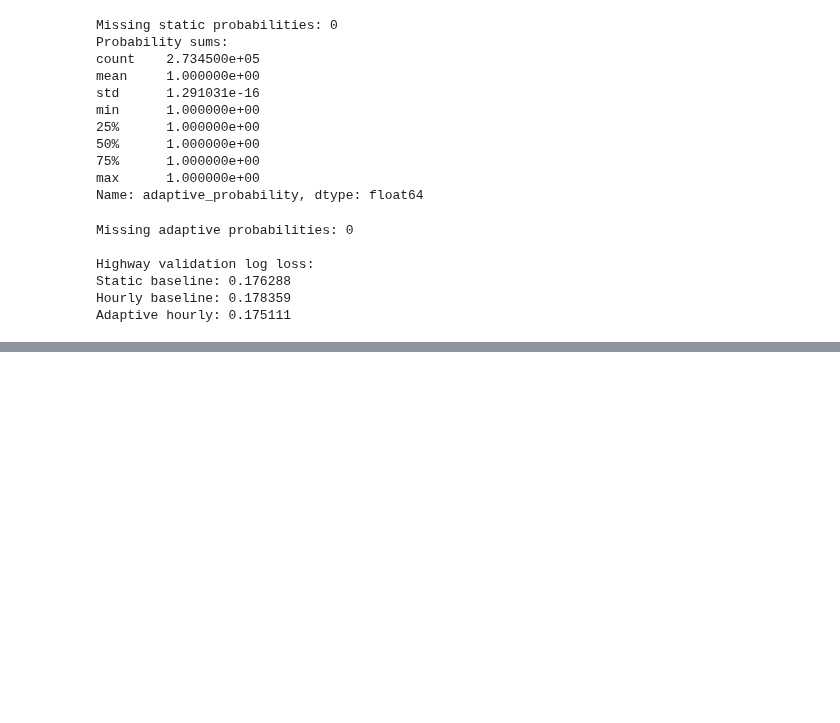
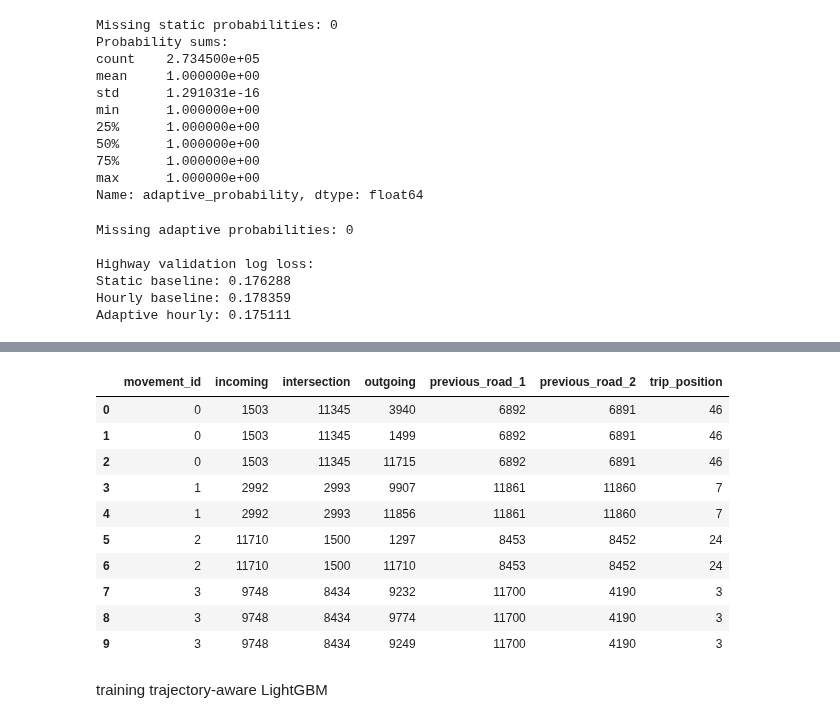
Before and after one commit to grigorashchenkoea/ev-traffic-charging-prediction, a Jupyter notebook: notebooks/01_data_exploration.ipynb, the cells around one changed output, grey strips where cells are left out. Cells and saved outputs as stored; diff of their text form; code cells hidden in the pictures; blank space fills up the shorter version.

```diff
--- a/notebooks/01_data_exploration.ipynb
+++ b/notebooks/01_data_exploration.ipynb
@@ -4430,0 +7226,64 @@ Adaptive hourly: 0.175111
+# %%
+# Columns uniquely identifying each movement
+movement_keys = [
+    "VehicleID",
+    "TripID",
+    "timestamp",
+    "incoming",
+    "intersection",
+    "outgoing"
+]
+
+# Match sampled movements to their trajectory history
+sample_history = validation_sample[
+    movement_keys + ["movement_id"]
+].merge(
+    validation_trajectories[
+        movement_keys + history_columns
+    ],
+    on=movement_keys,
+    how="left",
+    validate="one_to_one"
+)
+
+# Verify the matching
+print("Sampled movements:", len(sample_history))
+print("Unique movement IDs:", sample_history["movement_id"].nunique())
+print(
+    "Missing history values:",
+    sample_history[history_columns].isna().sum().sum()
+)
+
+assert len(sample_history) == 10_000
+assert sample_history["movement_id"].is_unique
+assert sample_history[history_columns].notna().all().all()
+
+# Attach history to candidate-level validation data
+validation_candidates_history = validation_candidates_hourly.merge(
+    sample_history[["movement_id"] + history_columns],
+    on="movement_id",
+    how="left",
+    validate="many_to_one"
+)
+
+# Final checks
+print("\nValidation candidate rows:", len(validation_candidates_history))
+print(
+    "Missing candidate history values:",
+    validation_candidates_history[history_columns].isna().sum().sum()
+)
+
+assert len(validation_candidates_history) == len(validation_candidates_hourly)
+assert validation_candidates_history[history_columns].notna().all().all()
+
+display(
+    validation_candidates_history[
+        [
+            "movement_id",
+            "incoming",
+            "intersection",
+            "outgoing"
+        ] + history_columns
+    ].head(10)
+)
+# %% [output]
@@ -4430,0 +7296,13 @@ Adaptive hourly: 0.175111
+|  | movement_id | incoming | intersection | outgoing | previous_road_1 | previous_road_2 | trip_position |
+| 0 | 0 | 1503 | 11345 | 3940 | 6892 | 6891 | 46 |
+| 1 | 0 | 1503 | 11345 | 1499 | 6892 | 6891 | 46 |
+| 2 | 0 | 1503 | 11345 | 11715 | 6892 | 6891 | 46 |
+| 3 | 1 | 2992 | 2993 | 9907 | 11861 | 11860 | 7 |
+| 4 | 1 | 2992 | 2993 | 11856 | 11861 | 11860 | 7 |
+| 5 | 2 | 11710 | 1500 | 1297 | 8453 | 8452 | 24 |
+| 6 | 2 | 11710 | 1500 | 11710 | 8453 | 8452 | 24 |
+| 7 | 3 | 9748 | 8434 | 9232 | 11700 | 4190 | 3 |
+| 8 | 3 | 9748 | 8434 | 9774 | 11700 | 4190 | 3 |
+| 9 | 3 | 9748 | 8434 | 9249 | 11700 | 4190 | 3 |
+# %% [markdown]
+training trajectory-aware LightGBM
```
Also changed, not shown: parts of 96 cells of this notebook.
